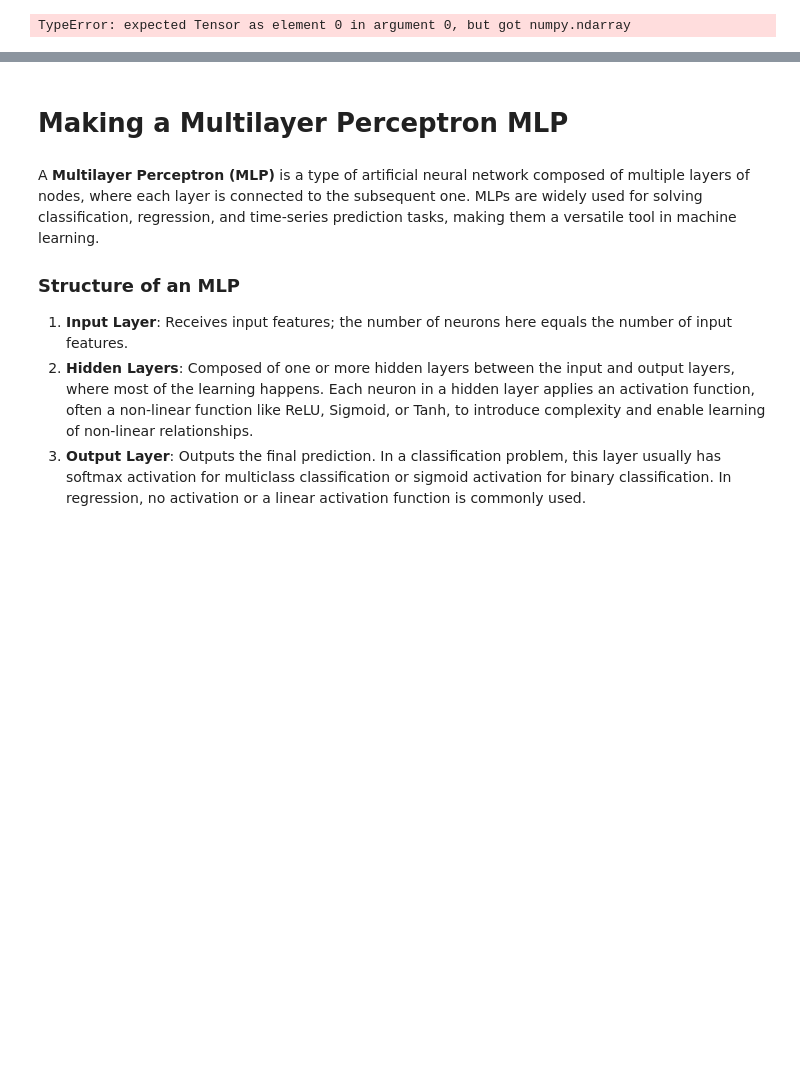
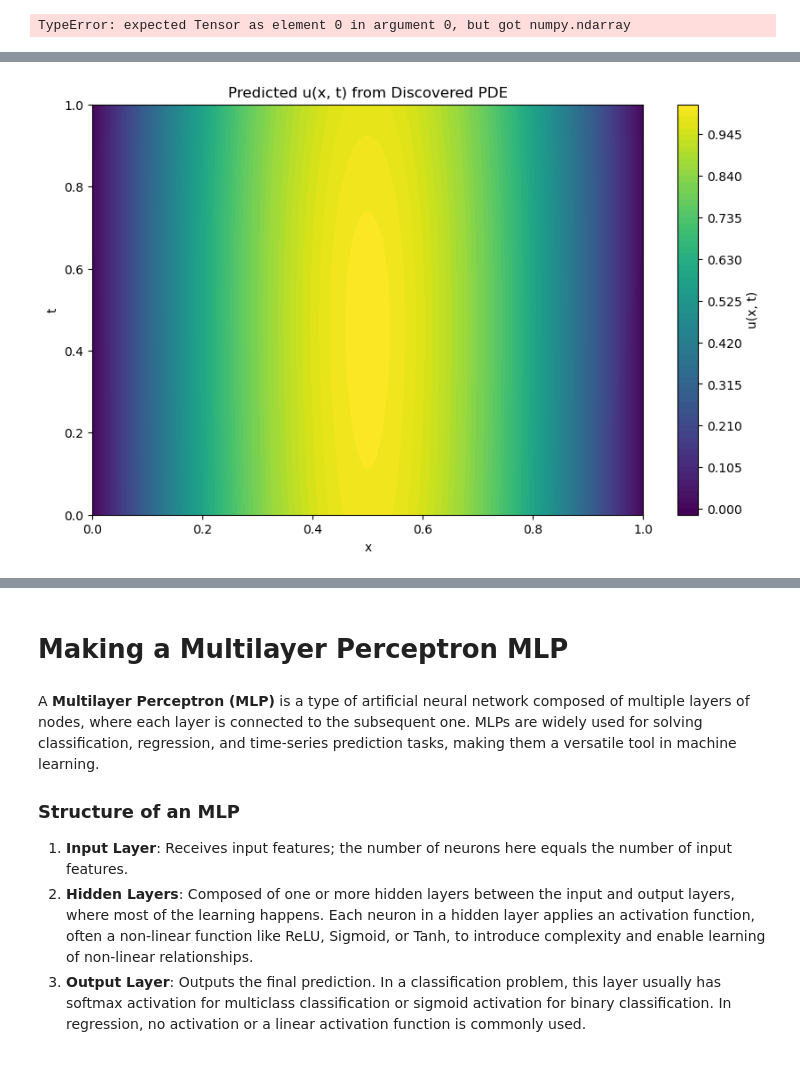
Before and after one commit to ChidiOkoene/EQUATION-DISCOVERY-in-ML, a Jupyter notebook: codes/PINN.ipynb, the cells around one changed output, grey strips where cells are left out. Cells and saved outputs as stored; diff of their text form; code cells hidden in the pictures; blank space fills up the shorter version.

```diff
--- a/codes/PINN.ipynb
+++ b/codes/PINN.ipynb
@@ -662,0 +755,22 @@ Discovered PDE: u_t =  0.0318 * 1 + 0.1810 * x + -0.4466 * t + -0.1586 * x^2 + 0
+# %%
+from scipy.integrate import odeint
+
+# Initial condition for u(x, 0)
+def u_t_wrapper(u, t, x):
+    return pde_function(x, t)
+
+# Time steps and spatial positions
+t_values = np.linspace(0, 1, 100)  # Time range
+x_values = np.linspace(0, 1, 100)  # Spatial range
+
+# Initial condition: u(x, 0)
+u_initial = np.sin(np.pi * x_val)
+
+# Solve for each x position
+u_predictions = []
+for x in x_val:
+    u_solution = odeint(u_t_wrapper, u_initial[np.where(x_val == x)[0][0]], t_val, args=(x,))
+    u_predictions.append(u_solution.flatten())
+
+# Convert to a 2D array for visualization
+u_predictions = np.array(u_predictions)
@@ -662,0 +793,16 @@ Discovered PDE: u_t =  0.0318 * 1 + 0.1810 * x + -0.4466 * t + -0.1586 * x^2 + 0
+# %%
+import matplotlib.pyplot as plt
+
+# Create a meshgrid for visualization
+X, T = np.meshgrid(x_values, t_values)
+
+# Plot the solution
+plt.figure(figsize=(10, 6))
+plt.contourf(X, T, u_predictions.T, 100, cmap="viridis")
+plt.colorbar(label="u(x, t)")
+plt.title("Predicted u(x, t) from Discovered PDE")
+plt.xlabel("x")
+plt.ylabel("t")
+plt.show()
+# %% [output]
+[figure, added]
```
Also changed, not shown: parts of 20 cells of this notebook, 1 other file.
